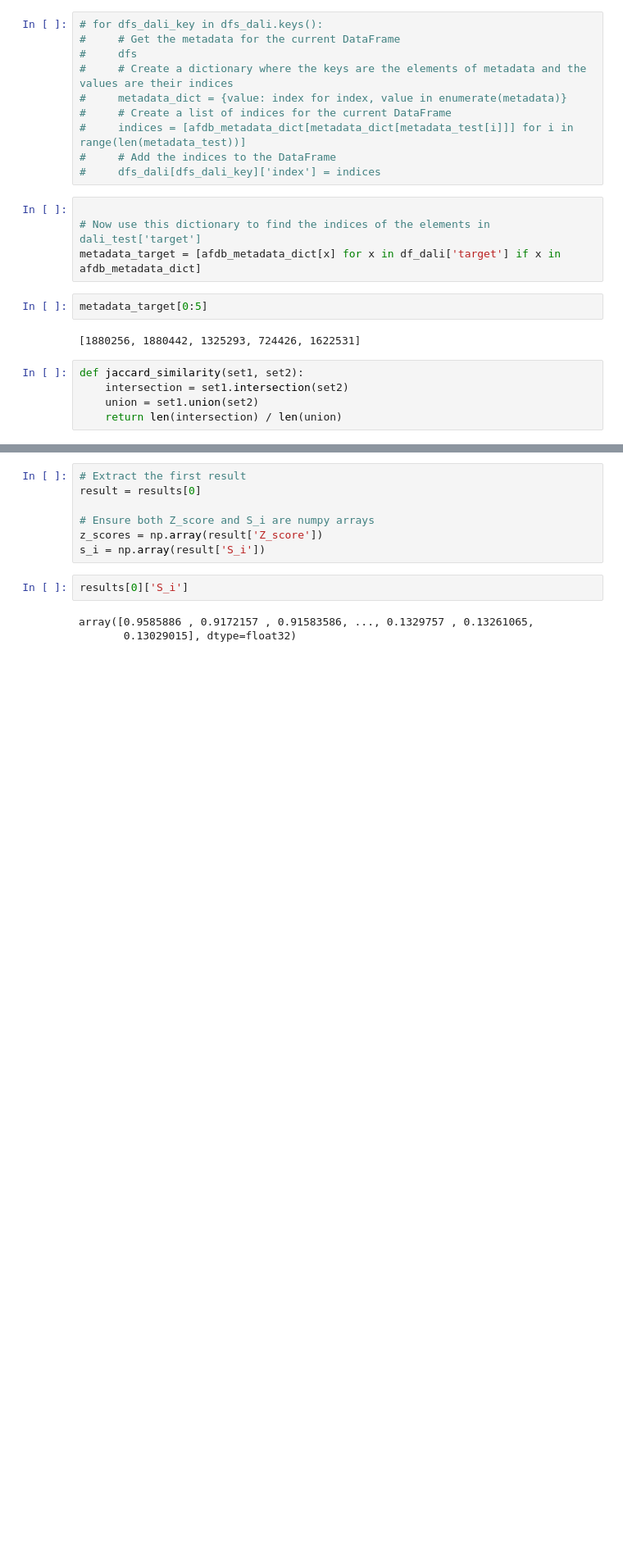
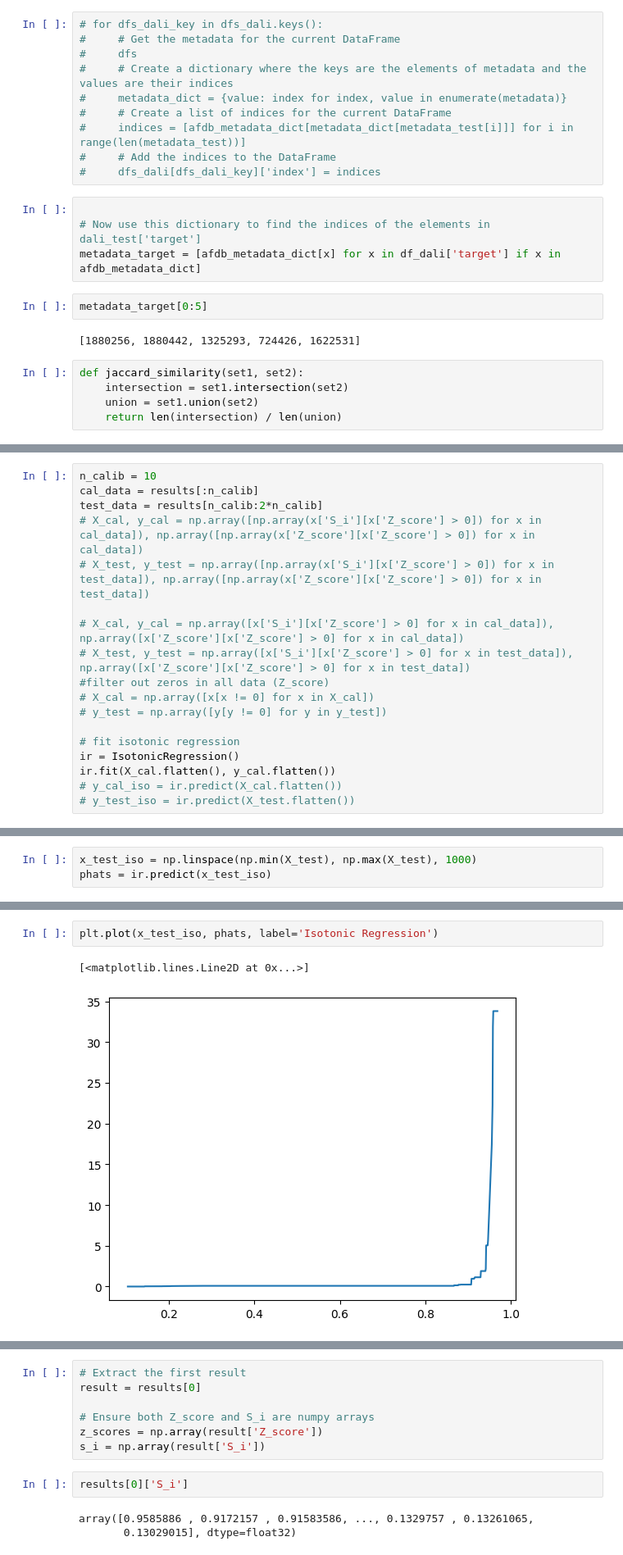
Before and after one commit to ronboger/conformal-protein-retrieval, a Jupyter notebook: afdb/analyze_afdb_tm_vec.ipynb, the cells around one changed output, grey strips where cells are left out. Shown: that part at 82% size. Cells and saved outputs as stored; diff of their text form; blank space fills up the shorter version.

```diff
--- a/afdb/analyze_afdb_tm_vec.ipynb
+++ b/afdb/analyze_afdb_tm_vec.ipynb
@@ -171,0 +178,18 @@ for i in range(2): # I.shape[0]):
+# %%
+n_calib = 10
+cal_data = results[:n_calib]
+test_data = results[n_calib:2*n_calib]
+# X_cal, y_cal = np.array([np.array(x['S_i'][x['Z_score'] > 0]) for x in cal_data]), np.array([np.array(x['Z_score'][x['Z_score'] > 0]) for x in cal_data])
+# X_test, y_test = np.array([np.array(x['S_i'][x['Z_score'] > 0]) for x in test_data]), np.array([np.array(x['Z_score'][x['Z_score'] > 0]) for x in test_data])
+
+# X_cal, y_cal = np.array([x['S_i'][x['Z_score'] > 0] for x in cal_data]), np.array([x['Z_score'][x['Z_score'] > 0] for x in cal_data])
+# X_test, y_test = np.array([x['S_i'][x['Z_score'] > 0] for x in test_data]), np.array([x['Z_score'][x['Z_score'] > 0] for x in test_data])
+#filter out zeros in all data (Z_score)
+# X_cal = np.array([x[x != 0] for x in X_cal])
+# y_test = np.array([y[y != 0] for y in y_test])
+
+# fit isotonic regression
+ir = IsotonicRegression()
+ir.fit(X_cal.flatten(), y_cal.flatten())
+# y_cal_iso = ir.predict(X_cal.flatten())
+# y_test_iso = ir.predict(X_test.flatten())
@@ -171,0 +198,3 @@ for i in range(2): # I.shape[0]):
+# %%
+x_test_iso = np.linspace(np.min(X_test), np.max(X_test), 1000)
+phats = ir.predict(x_test_iso)
@@ -171,0 +241,5 @@ for i in range(2): # I.shape[0]):
+# %%
+plt.plot(x_test_iso, phats, label='Isotonic Regression')
+# %% [output]
+[<matplotlib.lines.Line2D at 0x...>]
+[figure, added]
```
Also changed, not shown: parts of 39 cells of this notebook, 1 other file.
